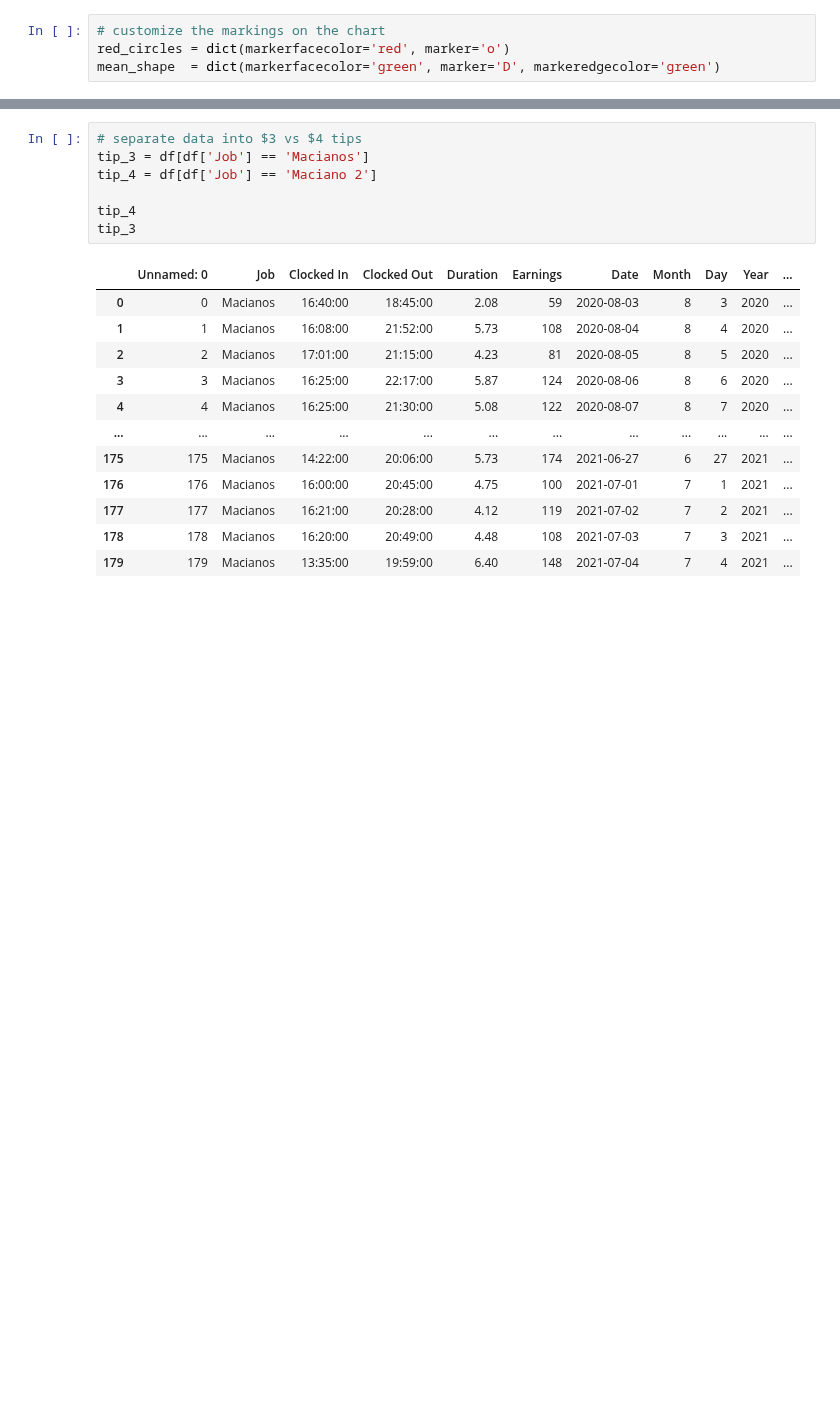
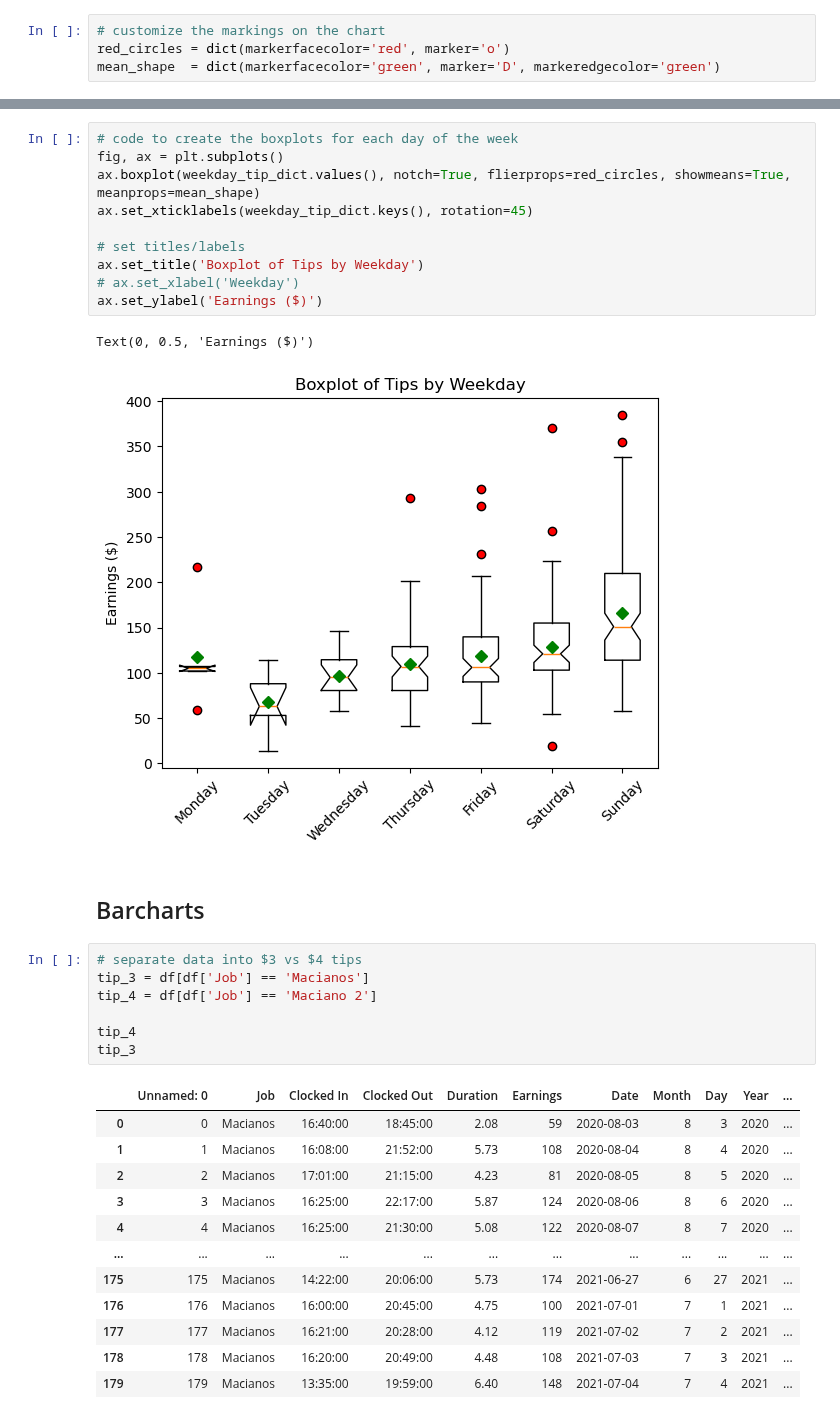
Before and after one commit to stevejchacon/pizzatip, a Jupyter notebook: pizzaEDA.ipynb, the cells around one changed output, grey strips where cells are left out. Drawn from its saved outputs; the diff is of its cells as text; blank space fills up the shorter version.

```diff
--- a/pizzaEDA.ipynb
+++ b/pizzaEDA.ipynb
@@ -45,3 +96,18 @@ plt.show()
+# %%
+# code to create the boxplots for each day of the week
+fig, ax = plt.subplots()
+ax.boxplot(weekday_tip_dict.values(), notch=True, flierprops=red_circles, showmeans=True, meanprops=mean_shape)
+ax.set_xticklabels(weekday_tip_dict.keys(), rotation=45)
+
+# set titles/labels
+ax.set_title('Boxplot of Tips by Weekday')
+# ax.set_xlabel('Weekday')
+ax.set_ylabel('Earnings ($)')
+# %% [output]
+Text(0, 0.5, 'Earnings ($)')
+[figure, added]
+# %% [markdown]
+## Barcharts
 # %%
 # separate data into $3 vs $4 tips
 tip_3 = df[df['Job'] == 'Macianos']
```
Also changed, not shown: parts of 9 cells of this notebook.
